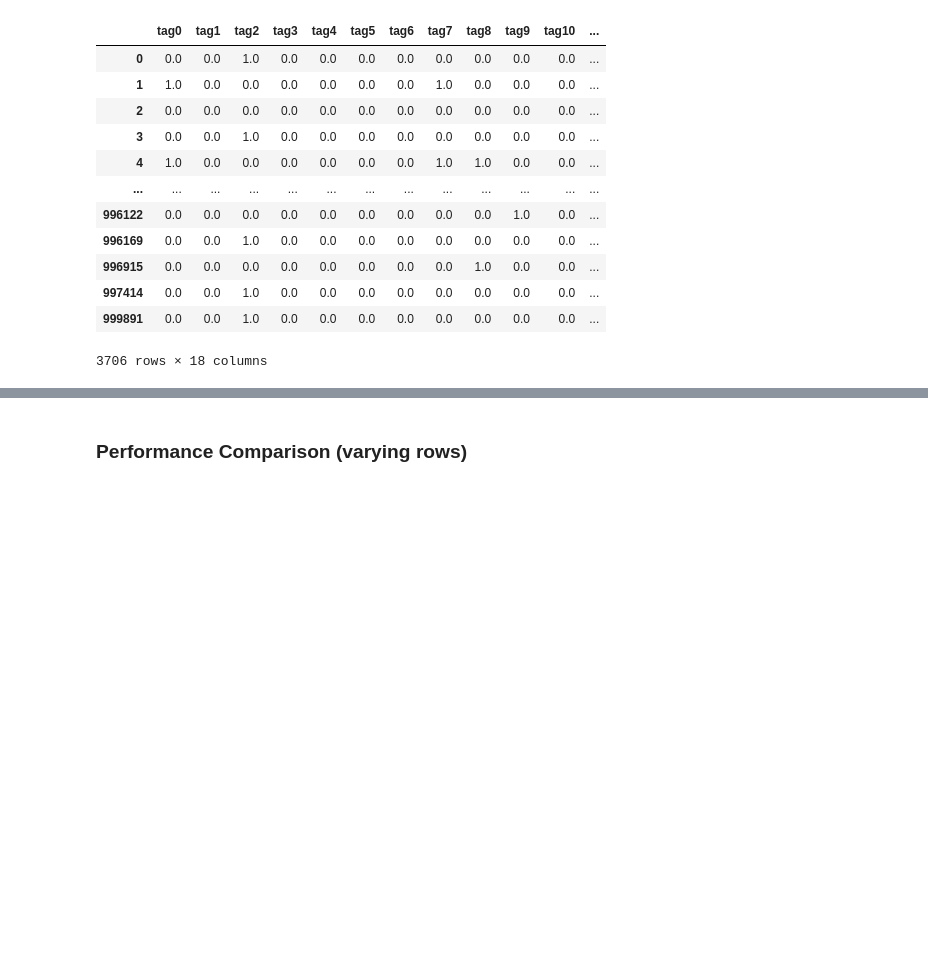
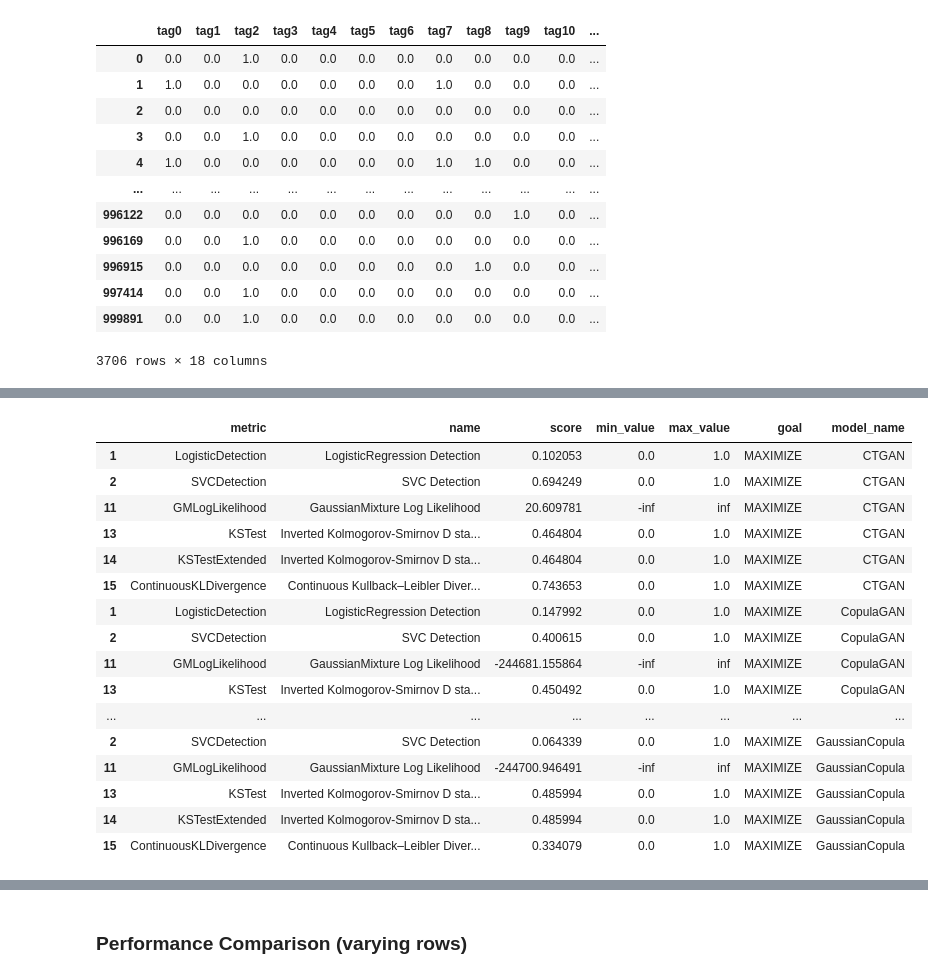
Before and after one commit to vldpro/SynEvaRec, a Jupyter notebook: notebooks/movielens/synthetic_generators_comparison.ipynb, the cells around one changed output, grey strips where cells are left out. Drawn from its saved outputs; the diff is of its cells as text; code cells hidden in the pictures; blank space fills up the shorter version.

```diff
--- a/notebooks/movielens/synthetic_generators_comparison.ipynb
+++ b/notebooks/movielens/synthetic_generators_comparison.ipynb
@@ -85,0 +141,20 @@ fit_evaluate(
+# %%
+eval_result
+# %% [output]
+|  | metric | name | score | min_value | max_value | goal | model_name |
+| 1 | LogisticDetection | LogisticRegression Detection | 0.102053 | 0.0 | 1.0 | MAXIMIZE | CTGAN |
+| 2 | SVCDetection | SVC Detection | 0.694249 | 0.0 | 1.0 | MAXIMIZE | CTGAN |
+| 11 | GMLogLikelihood | GaussianMixture Log Likelihood | 20.609781 | -inf | inf | MAXIMIZE | CTGAN |
+| 13 | KSTest | Inverted Kolmogorov-Smirnov D sta... | 0.464804 | 0.0 | 1.0 | MAXIMIZE | CTGAN |
+| 14 | KSTestExtended | Inverted Kolmogorov-Smirnov D sta... | 0.464804 | 0.0 | 1.0 | MAXIMIZE | CTGAN |
+| 15 | ContinuousKLDivergence | Continuous Kullback–Leibler Diver... | 0.743653 | 0.0 | 1.0 | MAXIMIZE | CTGAN |
+| 1 | LogisticDetection | LogisticRegression Detection | 0.147992 | 0.0 | 1.0 | MAXIMIZE | CopulaGAN |
+| 2 | SVCDetection | SVC Detection | 0.400615 | 0.0 | 1.0 | MAXIMIZE | CopulaGAN |
+| 11 | GMLogLikelihood | GaussianMixture Log Likelihood | -244681.155864 | -inf | inf | MAXIMIZE | CopulaGAN |
+| 13 | KSTest | Inverted Kolmogorov-Smirnov D sta... | 0.450492 | 0.0 | 1.0 | MAXIMIZE | CopulaGAN |
+| ... | ... | ... | ... | ... | ... | ... | ... |
+| 2 | SVCDetection | SVC Detection | 0.064339 | 0.0 | 1.0 | MAXIMIZE | GaussianCopula |
+| 11 | GMLogLikelihood | GaussianMixture Log Likelihood | -244700.946491 | -inf | inf | MAXIMIZE | GaussianCopula |
+| 13 | KSTest | Inverted Kolmogorov-Smirnov D sta... | 0.485994 | 0.0 | 1.0 | MAXIMIZE | GaussianCopula |
+| 14 | KSTestExtended | Inverted Kolmogorov-Smirnov D sta... | 0.485994 | 0.0 | 1.0 | MAXIMIZE | GaussianCopula |
+| 15 | ContinuousKLDivergence | Continuous Kullback–Leibler Diver... | 0.334079 | 0.0 | 1.0 | MAXIMIZE | GaussianCopula |
```
Also changed, not shown: parts of 5 cells of this notebook.
